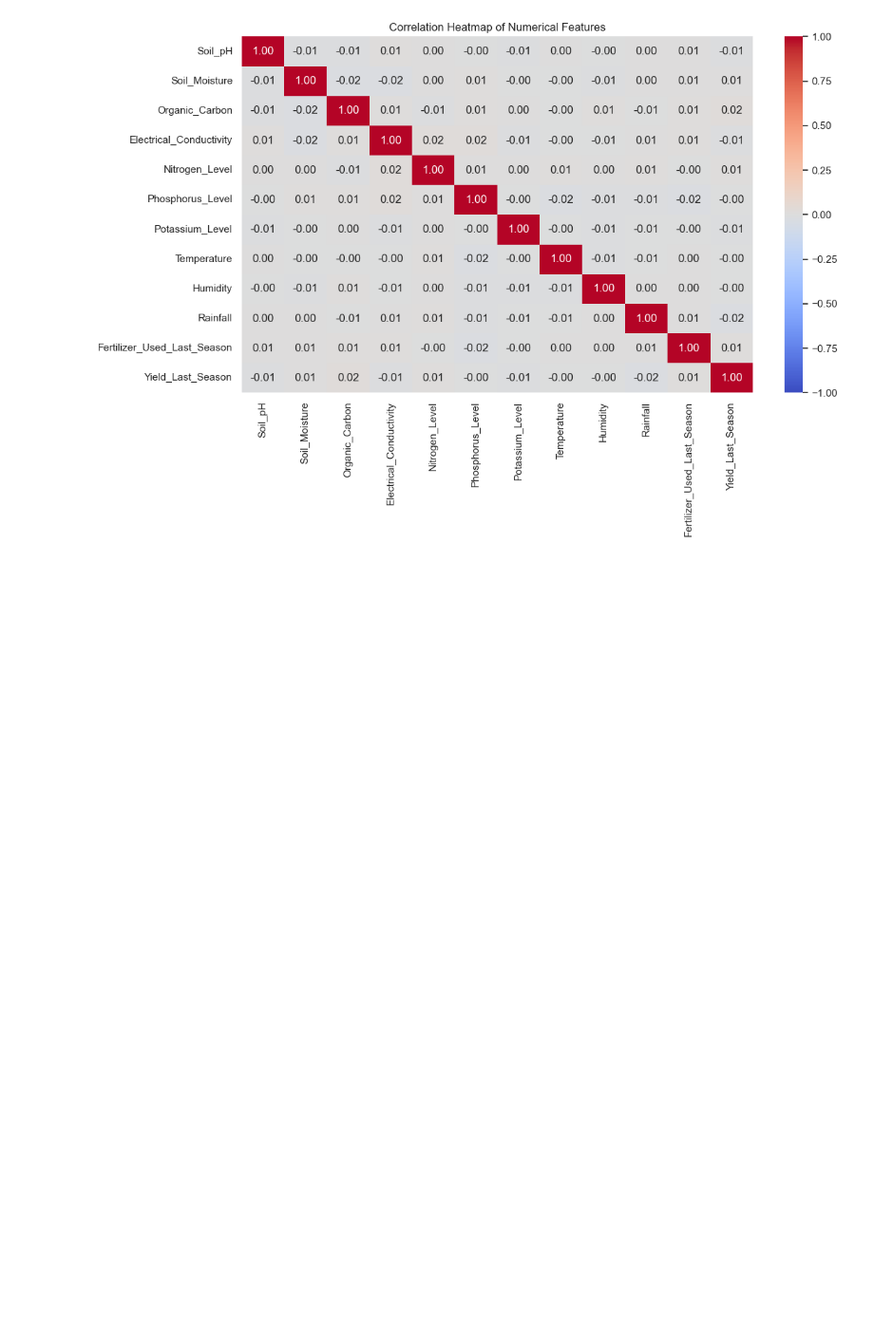
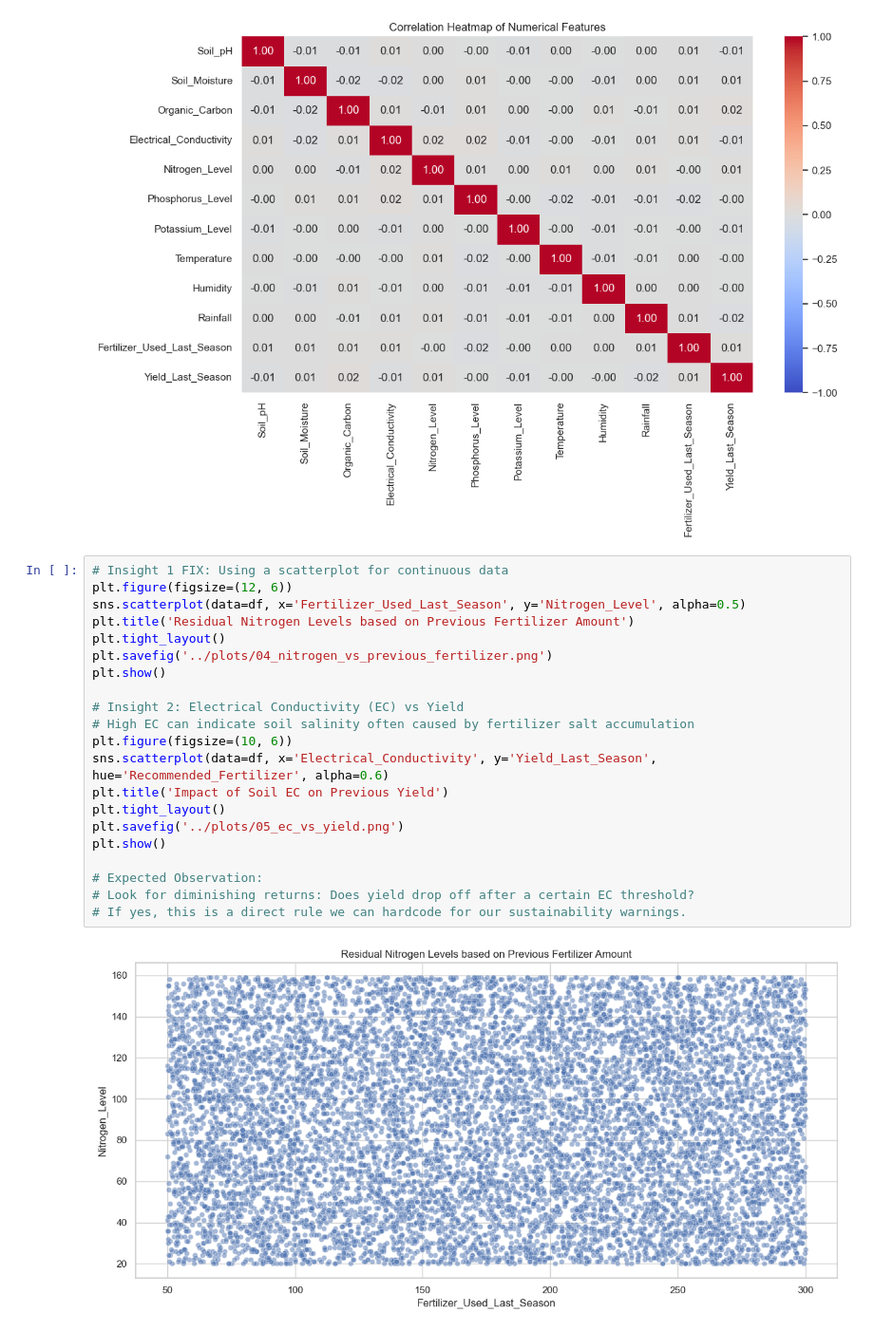
Before and after one commit to ahana4banerjee/Vibe-Farmetric, a Jupyter notebook: notebooks/02_exploratory_data_analysis.ipynb, the cells around one changed output. Shown at 95% size. Saved outputs shown, nothing was run; the diff lists cells and outputs as text; blank space fills up the shorter version.

Commit message:
Analyze class distribution, feature correlations, and extract sustainability/overuse insights for rule-based engine.

```diff
--- a/notebooks/02_exploratory_data_analysis.ipynb
+++ b/notebooks/02_exploratory_data_analysis.ipynb
@@ -131,3 +131,26 @@ plt.show()
 # If two features correlate > 0.90, they provide redundant information.
 # %% [output]
 [figure]
+# %%
+# Insight 1 FIX: Using a scatterplot for continuous data
+plt.figure(figsize=(12, 6))
+sns.scatterplot(data=df, x='Fertilizer_Used_Last_Season', y='Nitrogen_Level', alpha=0.5)
+plt.title('Residual Nitrogen Levels based on Previous Fertilizer Amount')
+plt.tight_layout()
+plt.savefig('../plots/04_nitrogen_vs_previous_fertilizer.png')
+plt.show()
+
+# Insight 2: Electrical Conductivity (EC) vs Yield
+# High EC can indicate soil salinity often caused by fertilizer salt accumulation
+plt.figure(figsize=(10, 6))
+sns.scatterplot(data=df, x='Electrical_Conductivity', y='Yield_Last_Season', hue='Recommended_Fertilizer', alpha=0.6)
+plt.title('Impact of Soil EC on Previous Yield')
+plt.tight_layout()
+plt.savefig('../plots/05_ec_vs_yield.png')
+plt.show()
+
+# Expected Observation:
+# Look for diminishing returns: Does yield drop off after a certain EC threshold?
+# If yes, this is a direct rule we can hardcode for our sustainability warnings.
+# %% [output]
+[figure, added]
```
Also changed, not shown: parts of 1 cell of this notebook, 2 other files.
